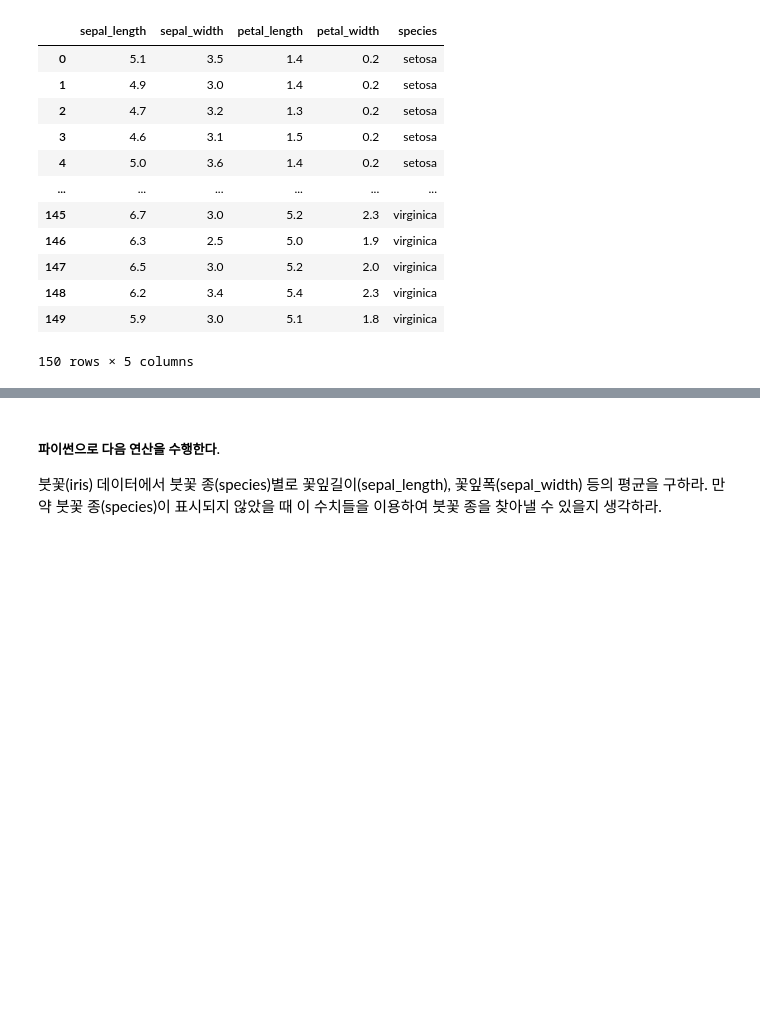
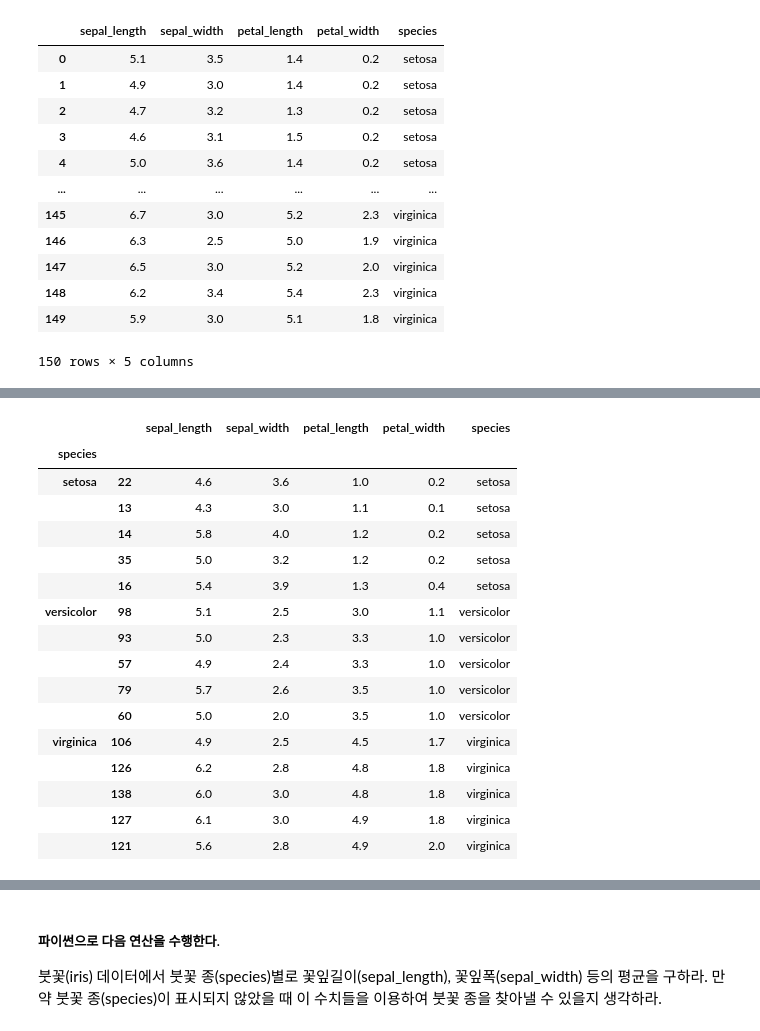
Before and after one commit to pjh753156a/python-basic, a Jupyter notebook: python-data-analysis-basic-20240118-main/pandas_data_analysis/pandas_data_advanced_controll.ipynb, the cells around one changed output, grey strips where cells are left out. Saved outputs shown, nothing was run; the diff lists cells and outputs as text; code cells hidden in the pictures; blank space fills up the shorter version.

```diff
--- a/python-data-analysis-basic-20240118-main/pandas_data_analysis/pandas_data_advanced_controll.ipynb
+++ b/python-data-analysis-basic-20240118-main/pandas_data_analysis/pandas_data_advanced_controll.ipynb
@@ -375,5 +654,23 @@ iris.groupby(iris.species).describe()
 # %%
 def top3_petal_length(group_row):
-    return group_row.sort_values(by='petal_length', ascending=False)[:3]
+    return group_row.sort_values(by='petal_length')[:5]
 
 iris.groupby(iris.species).apply(top3_petal_length)
+# %% [output]
+|  |  | sepal_length | sepal_width | petal_length | petal_width | species |
+| species |  |  |  |  |  |  |
+| setosa | 22 | 4.6 | 3.6 | 1.0 | 0.2 | setosa |
+|  | 13 | 4.3 | 3.0 | 1.1 | 0.1 | setosa |
+|  | 14 | 5.8 | 4.0 | 1.2 | 0.2 | setosa |
+|  | 35 | 5.0 | 3.2 | 1.2 | 0.2 | setosa |
+|  | 16 | 5.4 | 3.9 | 1.3 | 0.4 | setosa |
+| versicolor | 98 | 5.1 | 2.5 | 3.0 | 1.1 | versicolor |
+|  | 93 | 5.0 | 2.3 | 3.3 | 1.0 | versicolor |
+|  | 57 | 4.9 | 2.4 | 3.3 | 1.0 | versicolor |
+|  | 79 | 5.7 | 2.6 | 3.5 | 1.0 | versicolor |
+|  | 60 | 5.0 | 2.0 | 3.5 | 1.0 | versicolor |
+| virginica | 106 | 4.9 | 2.5 | 4.5 | 1.7 | virginica |
+|  | 126 | 6.2 | 2.8 | 4.8 | 1.8 | virginica |
+|  | 138 | 6.0 | 3.0 | 4.8 | 1.8 | virginica |
+|  | 127 | 6.1 | 3.0 | 4.9 | 1.8 | virginica |
+|  | 121 | 5.6 | 2.8 | 4.9 | 2.0 | virginica |
```
Also changed, not shown: parts of 70 cells of this notebook, 3 other files.
